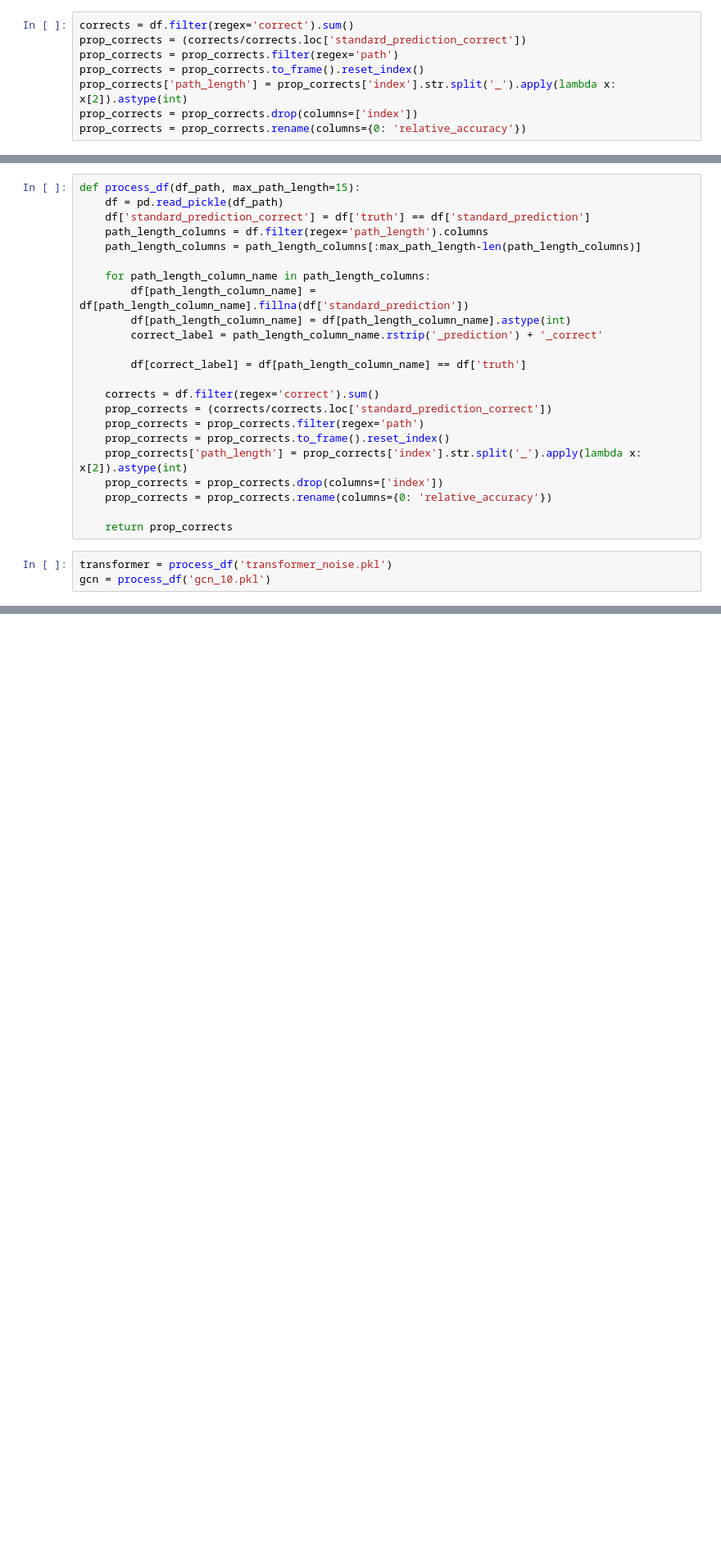
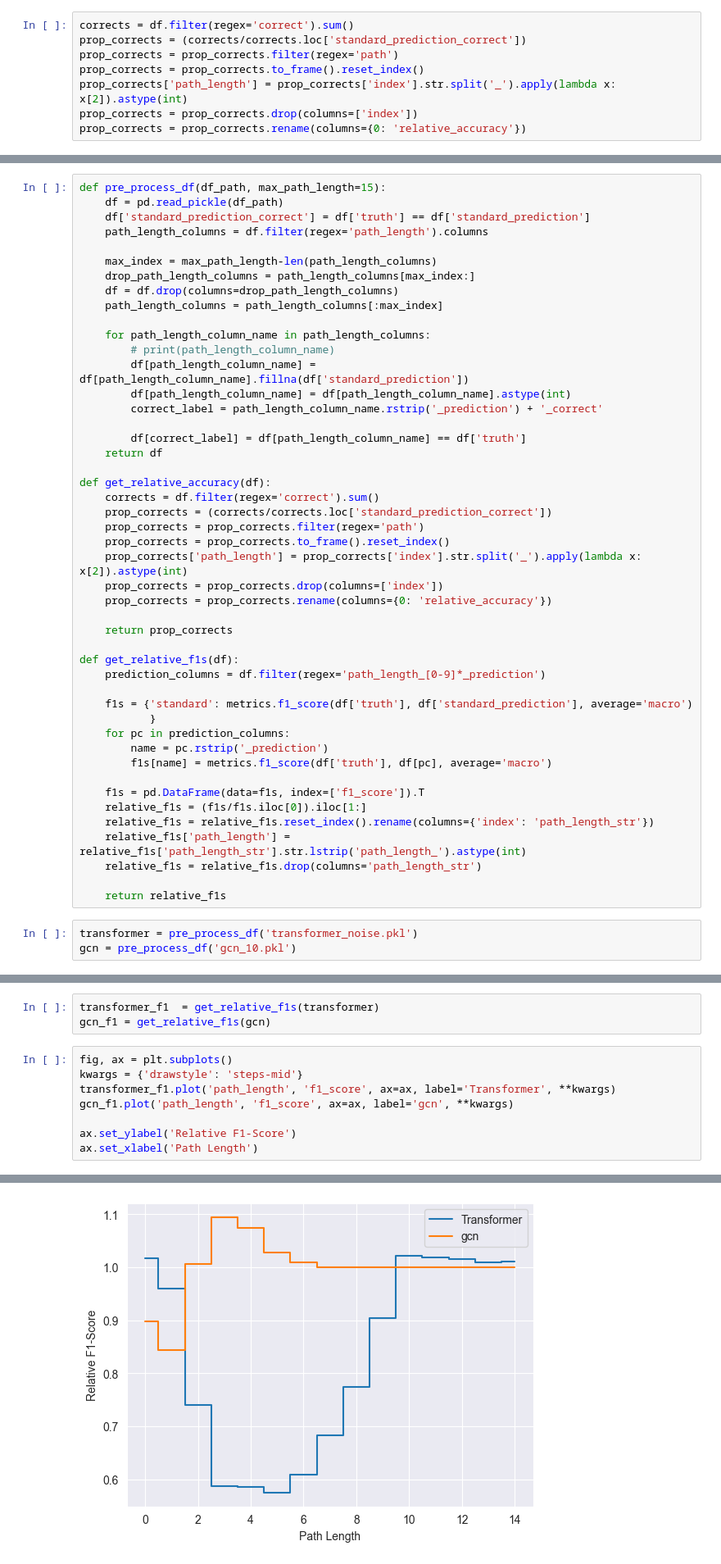
Before and after one commit to PalAvik/lrgb-uva-dl2-11, a Jupyter notebook: analysis/noising_experiments/noiser_results.ipynb, the cells around one changed output, grey strips where cells are left out. Shown: that part at 82% size. Cells and saved outputs as stored; diff of their text form; blank space fills up the shorter version.

Commit message:
add f1 scores

```diff
--- a/analysis/noising_experiments/noiser_results.ipynb
+++ b/analysis/noising_experiments/noiser_results.ipynb
@@ -95,17 +60,24 @@ prop_corrects.plot('path_length',
 # %%
-def process_df(df_path, max_path_length=15):
+def pre_process_df(df_path, max_path_length=15):
     df = pd.read_pickle(df_path)
     df['standard_prediction_correct'] = df['truth'] == df['standard_prediction']
     path_length_columns = df.filter(regex='path_length').columns
-    path_length_columns = path_length_columns[:max_path_length-len(path_length_columns)]
+
+    max_index = max_path_length-len(path_length_columns)
+    drop_path_length_columns = path_length_columns[max_index:]
+    df = df.drop(columns=drop_path_length_columns)
+    path_length_columns = path_length_columns[:max_index]
 
     for path_length_column_name in path_length_columns:
+        # print(path_length_column_name)
         df[path_length_column_name] = df[path_length_column_name].fillna(df['standard_prediction'])
         df[path_length_column_name] = df[path_length_column_name].astype(int)
         correct_label = path_length_column_name.rstrip('_prediction') + '_correct'
 
         df[correct_label] = df[path_length_column_name] == df['truth']
+    return df
 
+def get_relative_accuracy(df):
     corrects = df.filter(regex='correct').sum()
     prop_corrects = (corrects/corrects.loc['standard_prediction_correct'])
     prop_corrects = prop_corrects.filter(regex='path')
@@ -115,6 +87,23 @@ def process_df(df_path, max_path_length=15):
     prop_corrects = prop_corrects.rename(columns={0: 'relative_accuracy'})
 
     return prop_corrects
+
+def get_relative_f1s(df):
+    prediction_columns = df.filter(regex='path_length_[0-9]*_prediction')
+
+    f1s = {'standard': metrics.f1_score(df['truth'], df['standard_prediction'], average='macro')
+           }
+    for pc in prediction_columns:
+        name = pc.rstrip('_prediction')
+        f1s[name] = metrics.f1_score(df['truth'], df[pc], average='macro')
+
+    f1s = pd.DataFrame(data=f1s, index=['f1_score']).T
+    relative_f1s = (f1s/f1s.iloc[0]).iloc[1:]
+    relative_f1s = relative_f1s.reset_index().rename(columns={'index': 'path_length_str'})
+    relative_f1s['path_length'] = relative_f1s['path_length_str'].str.lstrip('path_length_').astype(int)
+    relative_f1s = relative_f1s.drop(columns='path_length_str')
+
+    return relative_f1s
 # %%
-transformer = process_df('transformer_noise.pkl')
-gcn = process_df('gcn_10.pkl')
+transformer = pre_process_df('transformer_noise.pkl')
+gcn = pre_process_df('gcn_10.pkl')
@@ -129,3 +121,15 @@ ax.set_xlabel('Path Length')
 # %% [output]
 Text(0.5, 0, 'Path Length')
 [figure]
+# %%
+transformer_f1  = get_relative_f1s(transformer)
+gcn_f1 = get_relative_f1s(gcn)
+# %%
+fig, ax = plt.subplots()
+kwargs = {'drawstyle': 'steps-mid'}
+transformer_f1.plot('path_length', 'f1_score', ax=ax, label='Transformer', **kwargs)
+gcn_f1.plot('path_length', 'f1_score', ax=ax, label='gcn', **kwargs)
+
+ax.set_ylabel('Relative F1-Score')
+ax.set_xlabel('Path Length')
+# %% [output]
@@ -131,0 +137 @@ Text(0.5, 0, 'Path Length')
+[figure, added]
```
Also changed, not shown: parts of 7 cells of this notebook, 1 other file.
